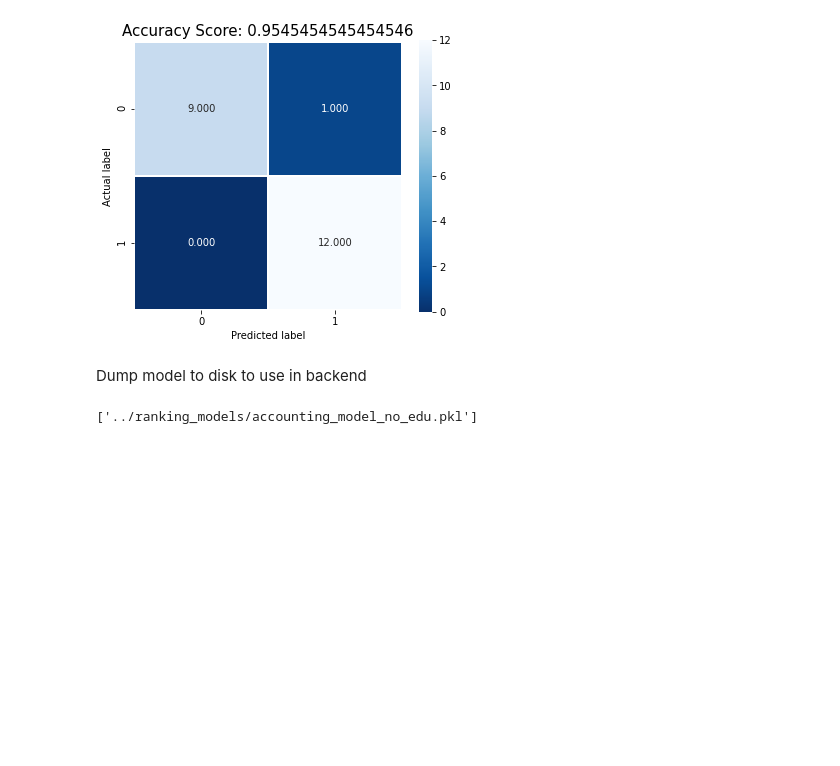
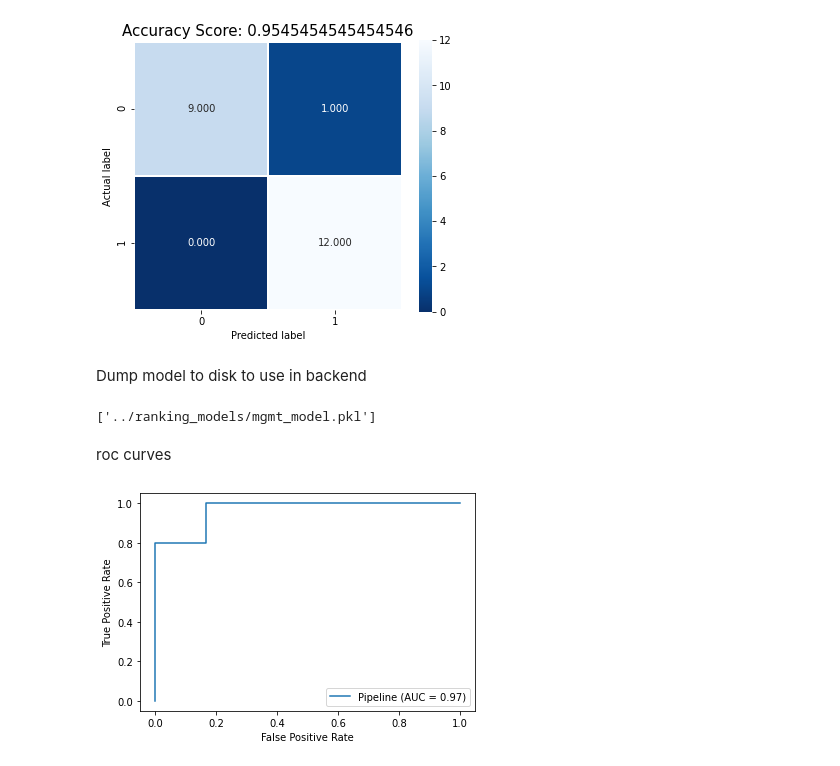
Before and after one commit to Cerosado/RecruitingApp, a Jupyter notebook: src/backend/resume_parser/job_categories_ML_training.ipynb, the cells around one changed output. Cells and saved outputs as stored; diff of their text form; code cells hidden in the pictures; blank space fills up the shorter version.

```diff
--- a/src/backend/resume_parser/job_categories_ML_training.ipynb
+++ b/src/backend/resume_parser/job_categories_ML_training.ipynb
@@ -387,6 +407,20 @@ Dump model to disk to use in backend
 # %%
 import joblib
 
-joblib.dump(account_no_edu_cv.best_estimator_, '../ranking_models/accounting_model_no_edu.pkl')
+joblib.dump(mgmt_cv.best_estimator_, '../ranking_models/mgmt_model.pkl')
 # %% [output]
-['../ranking_models/accounting_model_no_edu.pkl']
+['../ranking_models/mgmt_model.pkl']
+# %% [markdown]
+roc curves
+# %%
+from sklearn.metrics import plot_roc_curve
+
+def generate_roc_curve(x, y, estimator):
+    X_train, X_test, y_train, y_test = train_test_split(x, y, random_state=42)
+    estimator.fit(X_train, y_train)
+
+    plot_roc_curve(estimator, X_test, y_test)
+# %%
+generate_roc_curve(software_features, Y_sw, mgmt_cv.best_estimator_)
+# %% [output]
+[figure, added]
```
Also changed, not shown: parts of 12 cells of this notebook, 1 other file.
